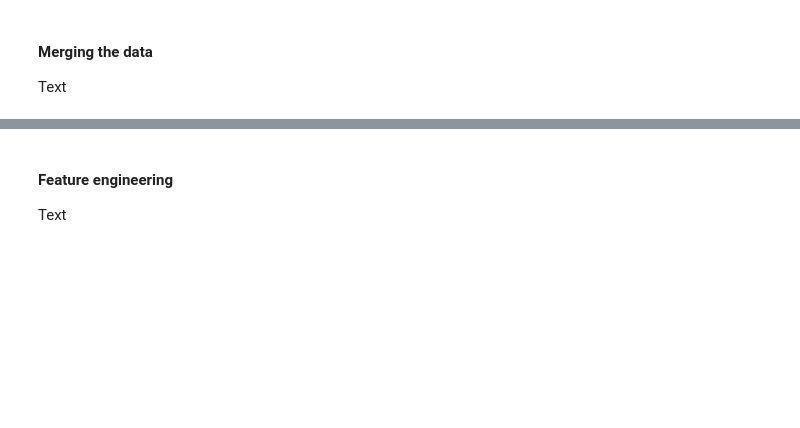
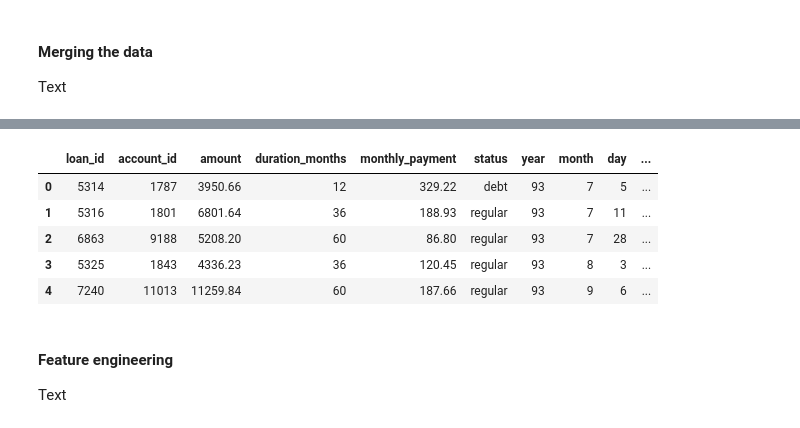
Before and after one commit to bdmendes/feup-ac-banking, a Jupyter notebook: project.ipynb, the cells around one changed output, grey strips where cells are left out. Drawn from its saved outputs; the diff is of its cells as text; code cells hidden in the pictures; blank space fills up the shorter version.

```diff
--- a/project.ipynb
+++ b/project.ipynb
@@ -90,0 +132,7 @@ Text
+# %%
+loans = pp.extract_date(loans, "date")
+loans = pp.korunas_to_euros(loans, "amount")
+loans = pp.korunas_to_euros(loans, "payments")
+loans.rename(columns = {'payments':'monthly_payment', 'duration': 'duration_months'}, inplace = True)
+loans["status"] = np.where(loans["status"].eq(1), "regular", "debt")
+loans.head()
@@ -90,0 +167,3 @@ Text
+# %%
+average_account_balances = transactions.groupby(["account_id"])["balance"].mean().to_frame()
+average_account_balances.head()
@@ -96,0 +182,4 @@ Text
+# %%
+average_account_balances.rename(columns = {'balance':'account_average_balance'}, inplace = True)
+accounts = accounts.merge(average_account_balances, on="account_id")
+accounts.head()
@@ -97,3 +193,14 @@ Text
+# %%
+accounts = accounts.rename(columns = {'year':'account_year', 'month':'account_month', 'day':'account_day', 'frequency': 'account_frequency', 'district_id': 'account_district_id'})
+loans = loans.merge(accounts, on="account_id")
+loans.head()
+# %% [output]
+|  | loan_id | account_id | amount | duration_months | monthly_payment | status | year | month | day | ... |
+| 0 | 5314 | 1787 | 3950.66 | 12 | 329.22 | debt | 93 | 7 | 5 | ... |
+| 1 | 5316 | 1801 | 6801.64 | 36 | 188.93 | regular | 93 | 7 | 11 | ... |
+| 2 | 6863 | 9188 | 5208.20 | 60 | 86.80 | regular | 93 | 7 | 28 | ... |
+| 3 | 5325 | 1843 | 4336.23 | 36 | 120.45 | regular | 93 | 8 | 3 | ... |
+| 4 | 7240 | 11013 | 11259.84 | 60 | 187.66 | regular | 93 | 9 | 6 | ... |
 # %% [markdown]
 #### Feature engineering
 
```
Also changed, not shown: parts of 32 cells of this notebook, 7 other files.
